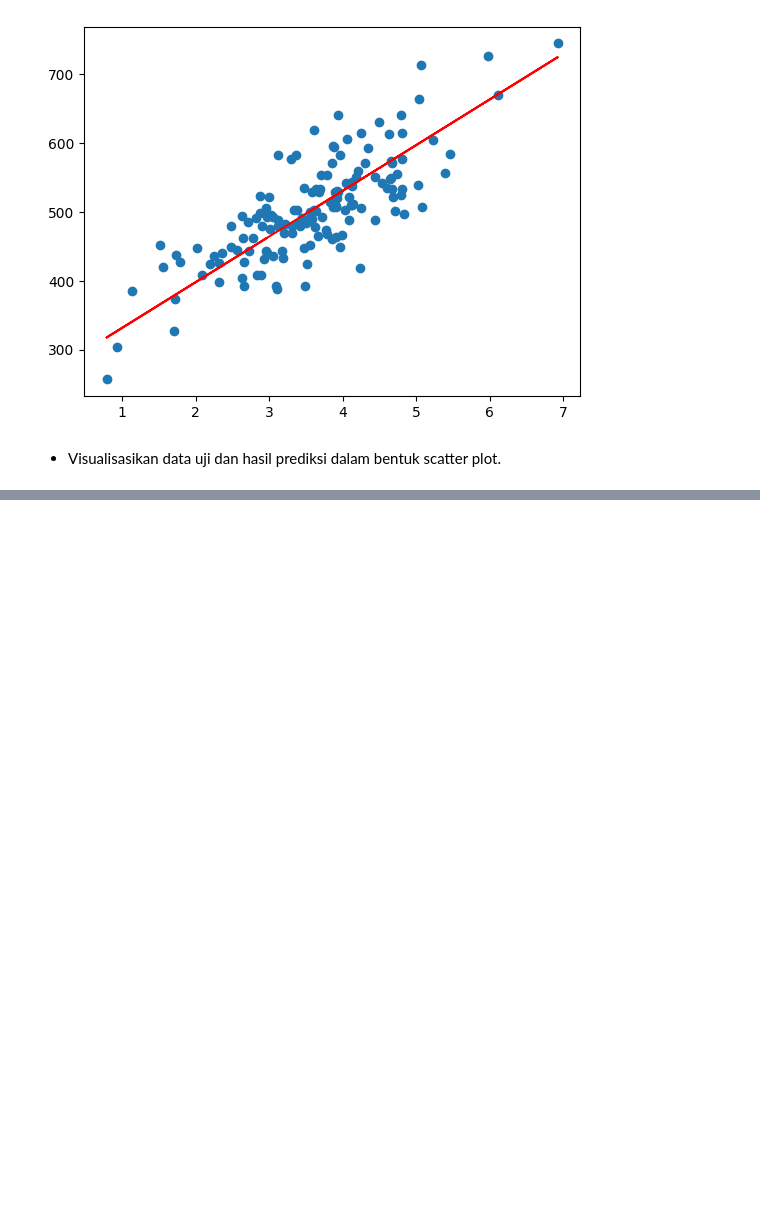
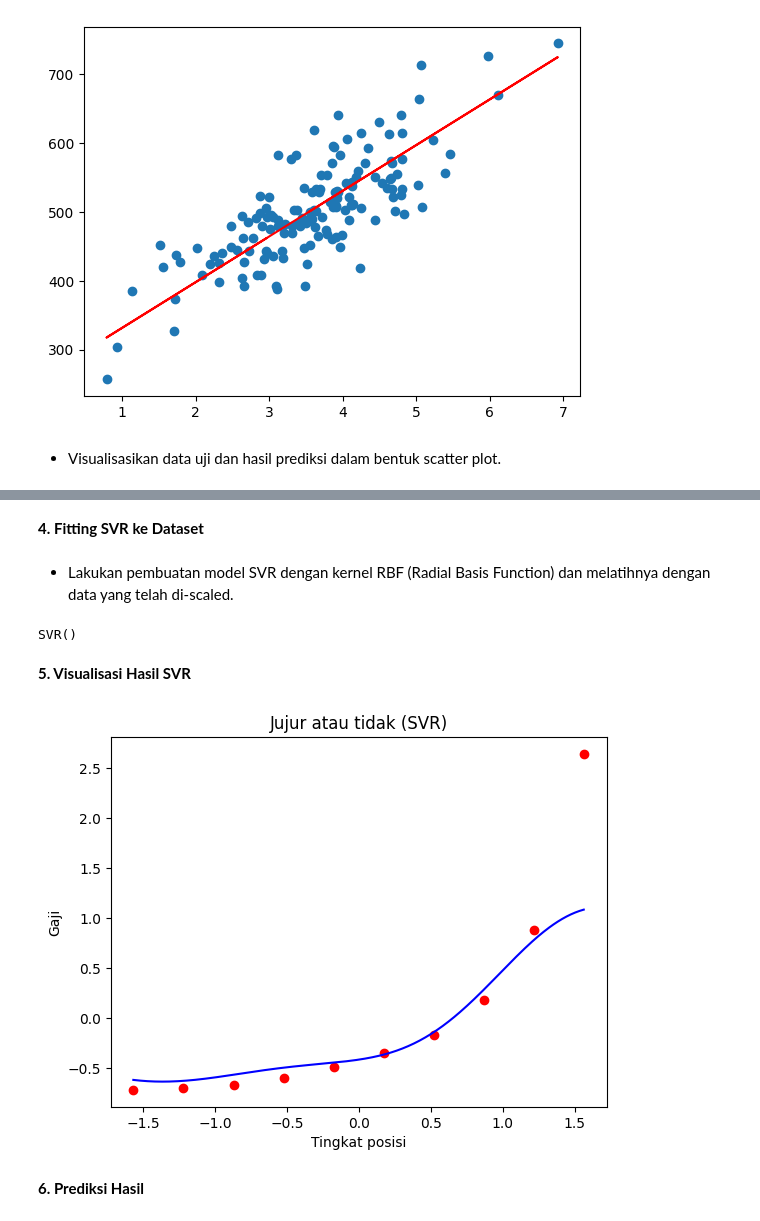
Before and after one commit to YayunEldina/PEMB_MESIN_Ganjil_2024, a Jupyter notebook: Jobsheet_3_Regresi.ipynb, the cells around one changed output, grey strips where cells are left out. Saved outputs shown, nothing was run; the diff lists cells and outputs as text; code cells hidden in the pictures; blank space fills up the shorter version.

```diff
--- a/Jobsheet_3_Regresi.ipynb
+++ b/Jobsheet_3_Regresi.ipynb
@@ -228,0 +245,5 @@ plt.show()
+# %%
+# Mengimpor dataset (Pastikan Anda memiliki file CSV 'Posisi_gaji.csv' dalam direktori yang sama)
+dataset = pd.read_csv('Posisi_gaji.csv')
+X = dataset.iloc[:, 1:2].values
+y = dataset.iloc[:, 2].values  # Ubah menjadi satu kolom saja
@@ -228,0 +254,35 @@ plt.show()
+# %%
+# Feature Scaling
+from sklearn.preprocessing import StandardScaler
+sc_X = StandardScaler()
+sc_y = StandardScaler()
+X = sc_X.fit_transform(X.reshape(-1, 1))
+y = sc_y.fit_transform(y.reshape(-1, 1))
+# %% [markdown]
+**4. Fitting SVR ke Dataset**
+# %% [markdown]
+- Lakukan pembuatan model SVR dengan kernel RBF (Radial Basis Function) dan melatihnya dengan data yang telah di-scaled.
+# %%
+# Fitting SVR ke dataset
+from sklearn.svm import SVR
+regressor = SVR(kernel='rbf')
+# Mengubah y menjadi vektor 1D
+y = y.ravel() # bisa menggunakan kernel
+regressor.fit(X, y)
+# %% [output]
+SVR()
+# %% [markdown]
+**5. Visualisasi Hasil SVR**
+# %%
+# Visualisasi hasil SVR (resolusi tinggi dan kurva yang lebih halus)
+X_grid = np.arange(min(X)[0], max(X)[0], 0.01).reshape(-1, 1)
+plt.scatter(X, y, color='red')
+plt.plot(X_grid, regressor.predict(X_grid), color='blue')
+plt.title('Jujur atau tidak (SVR)')
+plt.xlabel('Tingkat posisi')
+plt.ylabel('Gaji')
+plt.show()
+# %% [output]
+[figure, added]
+# %% [markdown]
+**6. Prediksi Hasil**
```
Also changed, not shown: parts of 41 cells of this notebook.
